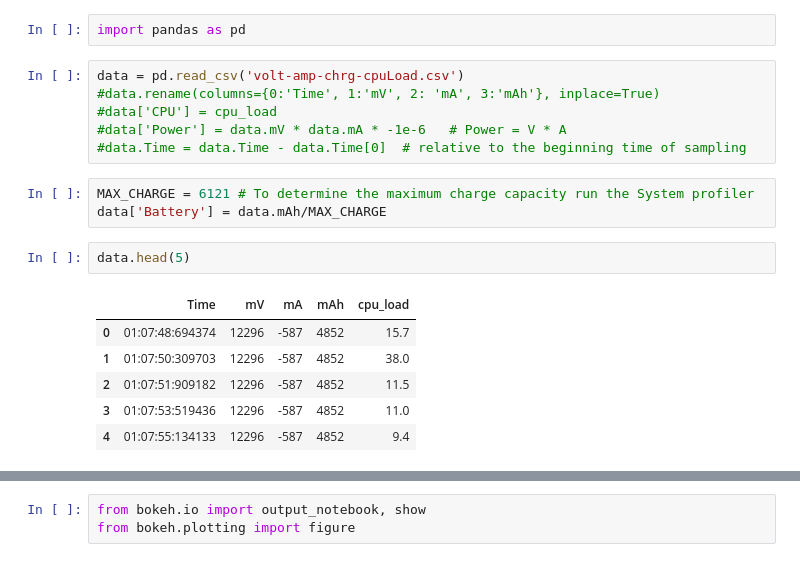
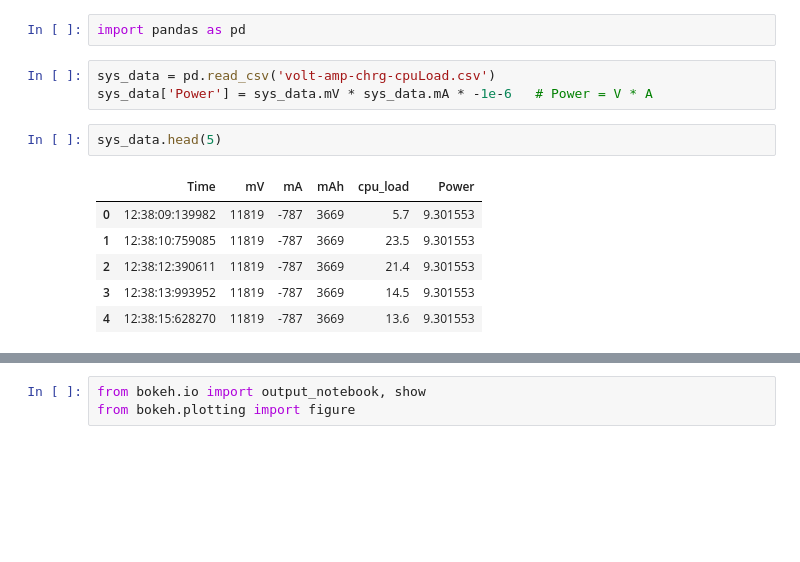
Before and after one commit to mEyob/CPU_load_VS_Power, a Jupyter notebook: PowerProfile.ipynb, the cells around one changed output, grey strips where cells are left out. Drawn from its saved outputs; the diff is of its cells as text; blank space fills up the shorter version.

```diff
--- a/PowerProfile.ipynb
+++ b/PowerProfile.ipynb
@@ -46,20 +38,14 @@ cpuLoadPower(10, 1, write_freq=2)
 # %%
 import pandas as pd
-# %%
-data = pd.read_csv('volt-amp-chrg-cpuLoad.csv')
-#data.rename(columns={0:'Time', 1:'mV', 2: 'mA', 3:'mAh'}, inplace=True)
-#data['CPU'] = cpu_load
-#data['Power'] = data.mV * data.mA * -1e-6   # Power = V * A
-#data.Time = data.Time - data.Time[0]  # relative to the beginning time of sampling
-# %%
-MAX_CHARGE = 6121 # To determine the maximum charge capacity run the System profiler
-data['Battery'] = data.mAh/MAX_CHARGE
+# %%
+sys_data = pd.read_csv('volt-amp-chrg-cpuLoad.csv')
+sys_data['Power'] = sys_data.mV * sys_data.mA * -1e-6   # Power = V * A
 # %%
-data.head(5)
+sys_data.head(5)
 # %% [output]
-|  | Time | mV | mA | mAh | cpu_load |
-| 0 | 01:07:48:694374 | 12296 | -587 | 4852 | 15.7 |
-| 1 | 01:07:50:309703 | 12296 | -587 | 4852 | 38.0 |
-| 2 | 01:07:51:909182 | 12296 | -587 | 4852 | 11.5 |
-| 3 | 01:07:53:519436 | 12296 | -587 | 4852 | 11.0 |
-| 4 | 01:07:55:134133 | 12296 | -587 | 4852 | 9.4 |
+|  | Time | mV | mA | mAh | cpu_load | Power |
+| 0 | 12:38:09:139982 | 11819 | -787 | 3669 | 5.7 | 9.301553 |
+| 1 | 12:38:10:759085 | 11819 | -787 | 3669 | 23.5 | 9.301553 |
+| 2 | 12:38:12:390611 | 11819 | -787 | 3669 | 21.4 | 9.301553 |
+| 3 | 12:38:13:993952 | 11819 | -787 | 3669 | 14.5 | 9.301553 |
+| 4 | 12:38:15:628270 | 11819 | -787 | 3669 | 13.6 | 9.301553 |
```
Also changed, not shown: parts of 21 cells of this notebook, 2 other files.
